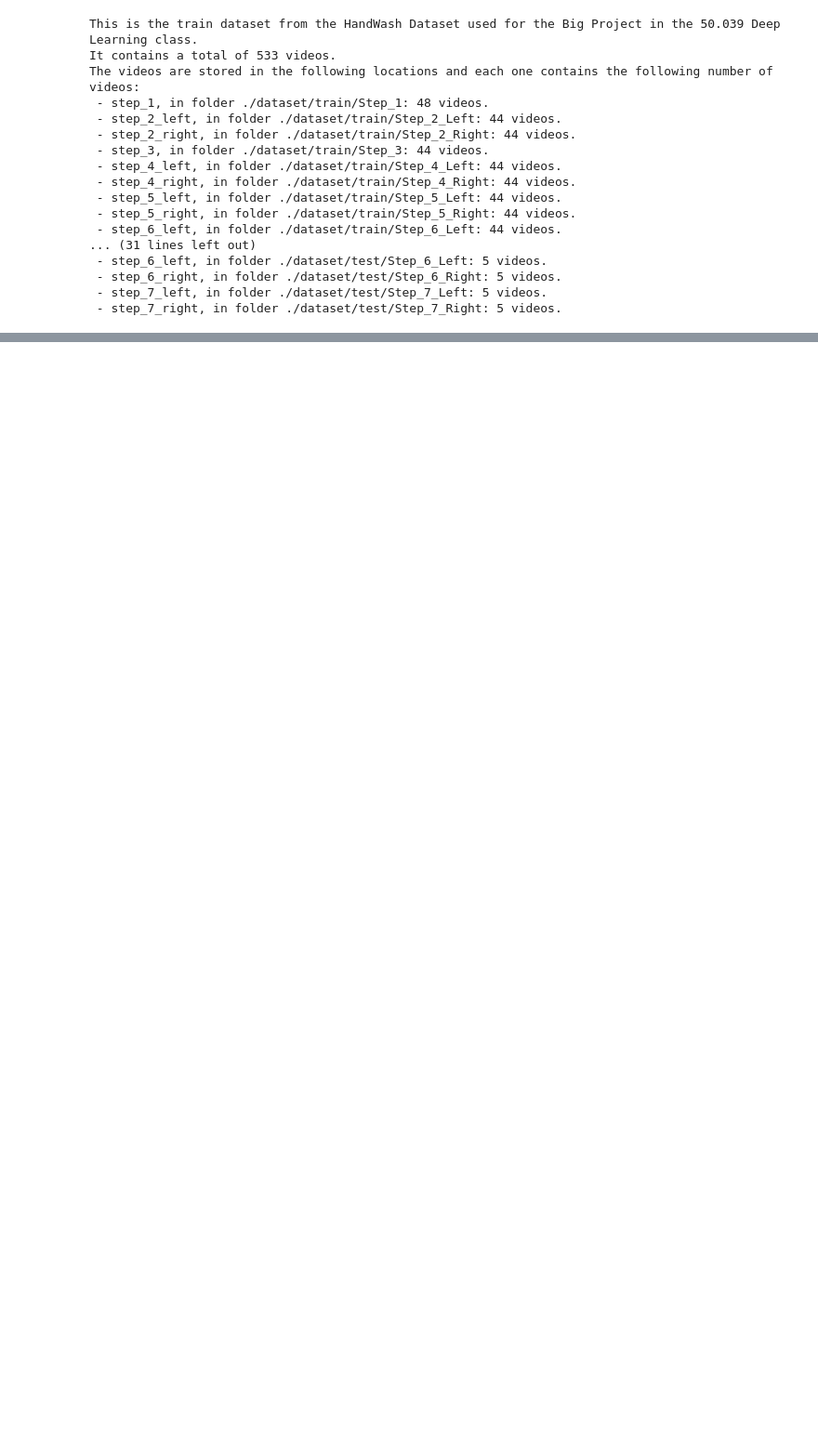
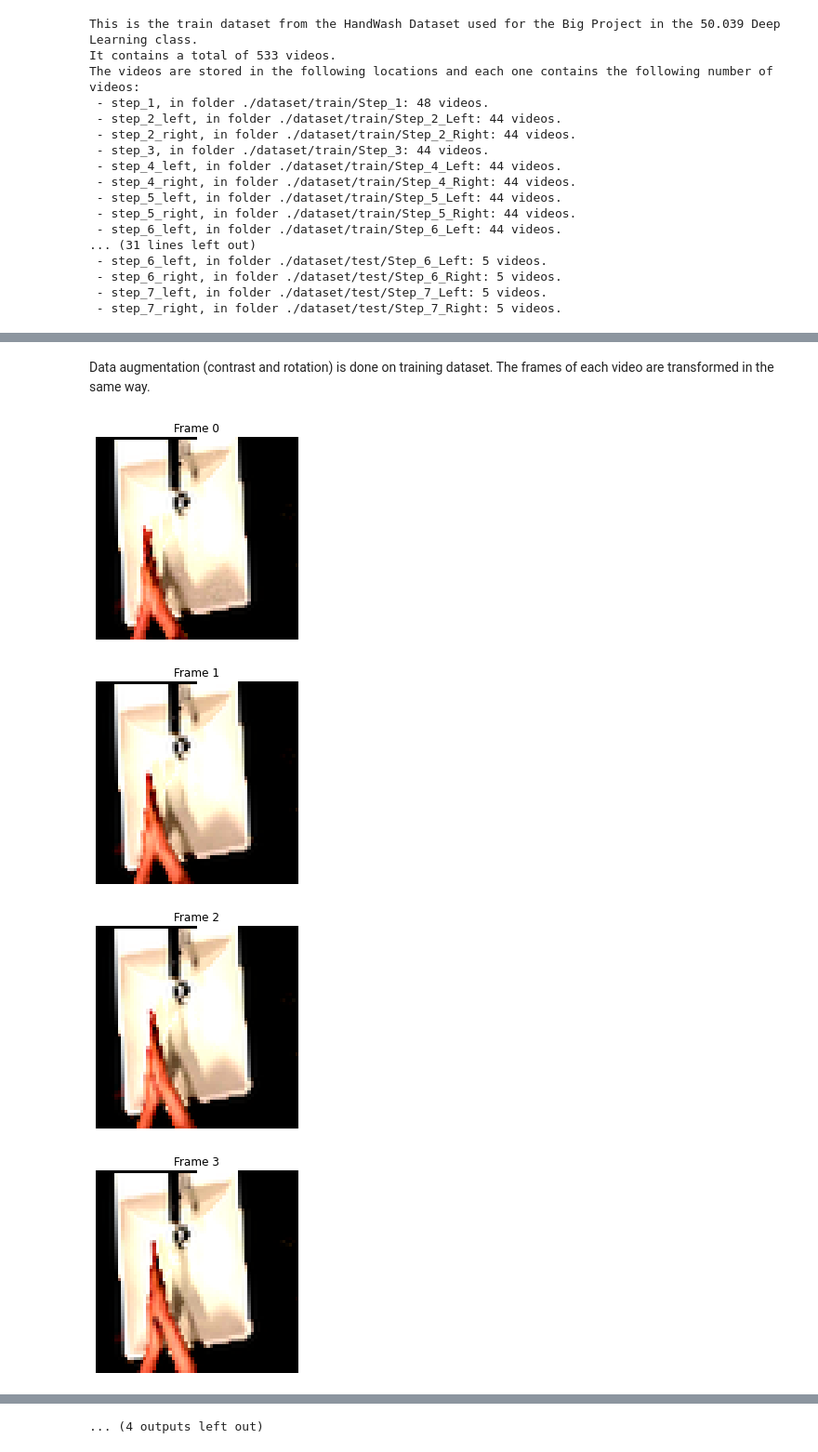
Before and after one commit to huiwen99/HandWash, a Jupyter notebook: Data Exploration.ipynb, the cells around one changed output, grey strips where cells are left out. Shown at 93% size. Cells and saved outputs as stored; diff of their text form; code cells hidden in the pictures; blank space fills up the shorter version.

Commit message:
added data aug, but results became worse

```diff
--- a/Data Exploration.ipynb
+++ b/Data Exploration.ipynb
@@ -61,0 +64,10 @@ tensor([[0., 0., 0., 0., 0., 1., 0., 0., 0., 0., 0., 0.],
+# %% [markdown]
+Data augmentation (contrast and rotation) is done on training dataset. The frames of each video are transformed in the same way.
+# %%
+# show example of data augmentation
+arr = train_ds.show_video('step_1',0)
+# %% [output]
+[figure, added]
+[figure, added]
+[figure, added]
+[figure, added]
@@ -61,0 +82 @@ tensor([[0., 0., 0., 0., 0., 1., 0., 0., 0., 0., 0., 0.],
+... (4 outputs left out)
```
Also changed, not shown: parts of 5 cells of this notebook, 2 other files.
